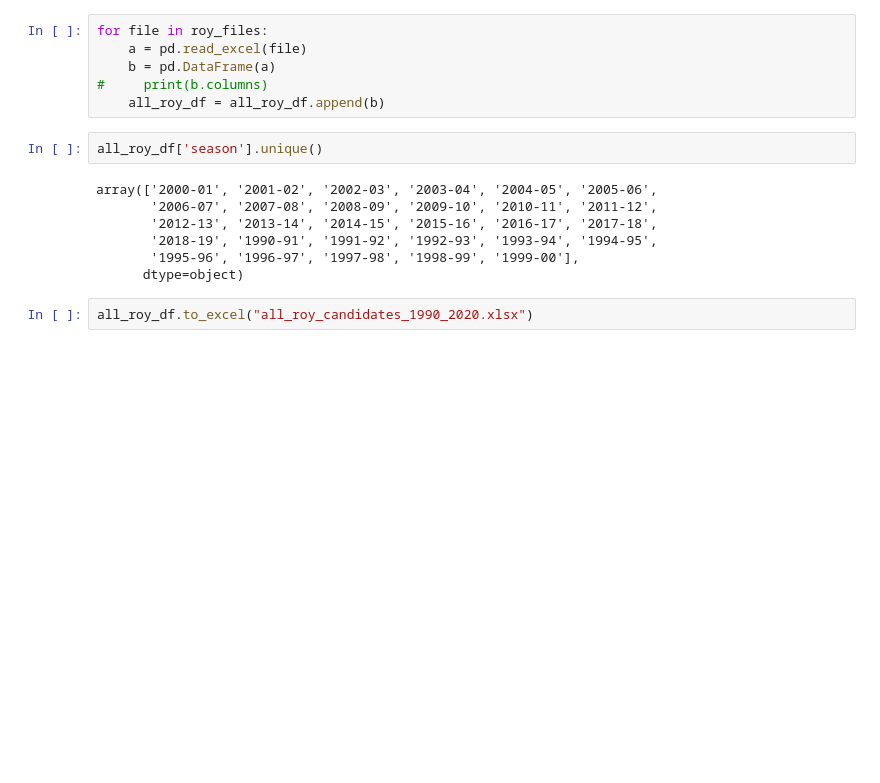
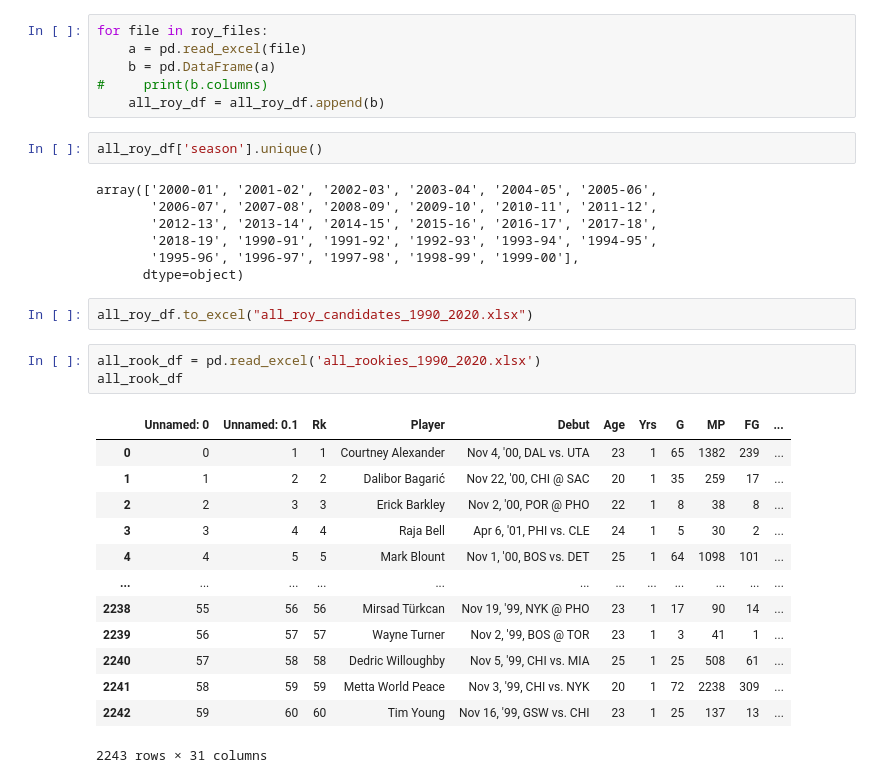
Before and after one commit to RU-DataScience-Group5/BasketballML, a Jupyter notebook: Data/ROY Data/Data Cleaning.ipynb, the cells around one changed output. Cells and saved outputs as stored; diff of their text form; blank space fills up the shorter version.

```diff
--- a/Data/ROY Data/Data Cleaning.ipynb
+++ b/Data/ROY Data/Data Cleaning.ipynb
@@ -195,3 +195,20 @@ array(['2000-01', '2001-02', '2002-03', '2003-04', '2004-05', '2005-06',
       dtype=object)
 # %%
 all_roy_df.to_excel("all_roy_candidates_1990_2020.xlsx")
+# %%
+all_rook_df = pd.read_excel('all_rookies_1990_2020.xlsx')
+all_rook_df
+# %% [output]
+|  | Unnamed: 0 | Unnamed: 0.1 | Rk | Player | Debut | Age | Yrs | G | MP | FG | ... |
+| 0 | 0 | 1 | 1 | Courtney Alexander | Nov 4, '00, DAL vs. UTA | 23 | 1 | 65 | 1382 | 239 | ... |
+| 1 | 1 | 2 | 2 | Dalibor Bagarić | Nov 22, '00, CHI @ SAC | 20 | 1 | 35 | 259 | 17 | ... |
+| 2 | 2 | 3 | 3 | Erick Barkley | Nov 2, '00, POR @ PHO | 22 | 1 | 8 | 38 | 8 | ... |
+| 3 | 3 | 4 | 4 | Raja Bell | Apr 6, '01, PHI vs. CLE | 24 | 1 | 5 | 30 | 2 | ... |
+| 4 | 4 | 5 | 5 | Mark Blount | Nov 1, '00, BOS vs. DET | 25 | 1 | 64 | 1098 | 101 | ... |
+| ... | ... | ... | ... | ... | ... | ... | ... | ... | ... | ... | ... |
+| 2238 | 55 | 56 | 56 | Mirsad Türkcan | Nov 19, '99, NYK @ PHO | 23 | 1 | 17 | 90 | 14 | ... |
+| 2239 | 56 | 57 | 57 | Wayne Turner | Nov 2, '99, BOS @ TOR | 23 | 1 | 3 | 41 | 1 | ... |
+| 2240 | 57 | 58 | 58 | Dedric Willoughby | Nov 5, '99, CHI vs. MIA | 25 | 1 | 25 | 508 | 61 | ... |
+| 2241 | 58 | 59 | 59 | Metta World Peace | Nov 3, '99, CHI vs. NYK | 20 | 1 | 72 | 2238 | 309 | ... |
+| 2242 | 59 | 60 | 60 | Tim Young | Nov 16, '99, GSW vs. CHI | 23 | 1 | 25 | 137 | 13 | ... |
+2243 rows × 31 columns
```
Also changed, not shown: parts of 4 cells of this notebook, 2 other files.
